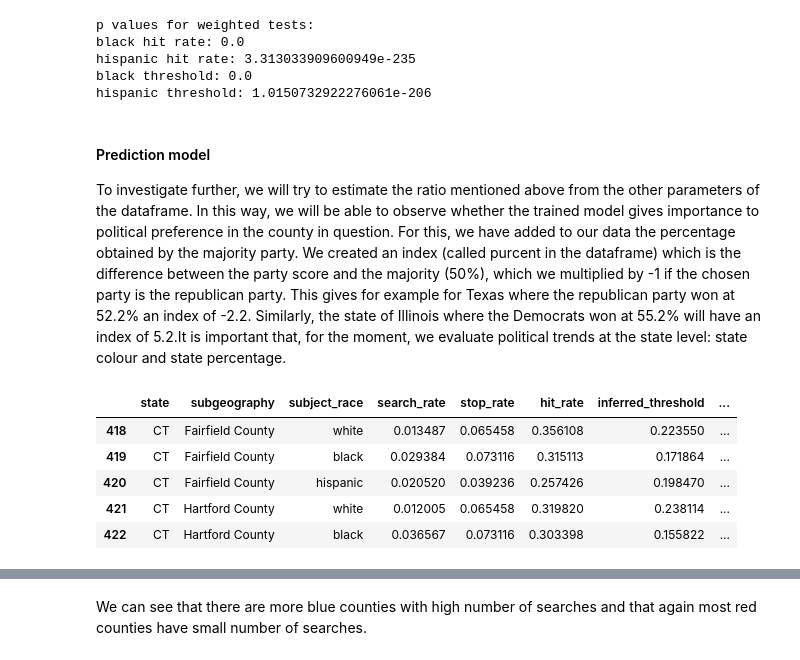
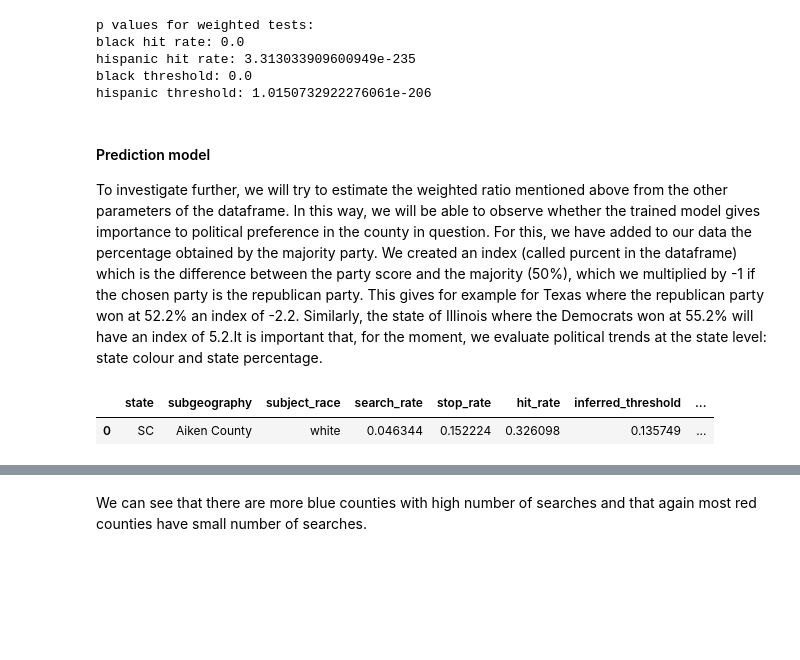
Before and after one commit to epfl-ada/ada-2020-project-milestone-p3-p3_halouma, a Jupyter notebook: extension.ipynb, the cells around one changed output, grey strips where cells are left out. Cells and saved outputs as stored; diff of their text form; code cells hidden in the pictures; blank space fills up the shorter version.

```diff
--- a/extension.ipynb
+++ b/extension.ipynb
@@ -531,36 +494,40 @@ black threshold: 0.0
 hispanic threshold: 1.0150732922276061e-206
 # %% [markdown]
 #### Prediction model
-To investigate further, we will try to estimate the ratio mentioned above from the other parameters of the dataframe. In this way, we will be able to observe whether the trained model gives importance to political preference in the county in question. For this, we have added to our data the percentage obtained by the majority party. We created an index (called purcent in the dataframe) which is the difference between the party score and the majority (50%), which we multiplied by -1 if the chosen party is the republican party. This gives for example for Texas where the republican party won at 52.2% an index of -2.2. Similarly, the state of Illinois where the Democrats won at 55.2% will have an index of 5.2.It is important that, for the moment, we evaluate political trends at the state level: state colour and state percentage.
+To investigate further, we will try to estimate the weighted ratio mentioned above from the other parameters of the dataframe. In this way, we will be able to observe whether the trained model gives importance to political preference in the county in question. For this, we have added to our data the percentage obtained by the majority party. We created an index (called purcent in the dataframe) which is the difference between the party score and the majority (50%), which we multiplied by -1 if the chosen party is the republican party. This gives for example for Texas where the republican party won at 52.2% an index of -2.2. Similarly, the state of Illinois where the Democrats won at 55.2% will have an index of 5.2.It is important that, for the moment, we evaluate political trends at the state level: state colour and state percentage.
 # %%
 # Adding the scores for each state:
 illinois = 5.2
 ct = 4.6
 ri = 4.4
 sc = -4.9
 texas = -2.2
 results = [illinois, ct, ri, sc, texas]
 
 def what_percent (name, results):
     [illinois, ct, ri, sc, texas] =  results
     if (name == 'IL'):
         return illinois
     if (name == 'CT'):
         return ct
     if (name == 'RI'):
         return ri
     if (name == 'SC'):
         return sc
     if (name == 'TX'):
         return texas
     else:
         return 0.0
 
 
 def find_state_percent(df, results):
     purcentage = []
     for state in df['state']:
         purcentage.append(what_percent(state, results))
     return purcentage
 
-df['state_percent'] = find_state_percent(df, results)
+df_model['state_percent'] = find_state_percent(df_model, results)
+df_model.head(1)
+# %% [output]
+|  | state | subgeography | subject_race | search_rate | stop_rate | hit_rate | inferred_threshold | ... |
+| 0 | SC | Aiken County | white | 0.046344 | 0.152224 | 0.326098 | 0.135749 | ... |
@@ -569,9 +533,0 @@ df['state_percent'] = find_state_percent(df, results)
-# %%
-df.head()
-# %% [output]
-|  | state | subgeography | subject_race | search_rate | stop_rate | hit_rate | inferred_threshold | ... |
-| 418 | CT | Fairfield County | white | 0.013487 | 0.065458 | 0.356108 | 0.223550 | ... |
-| 419 | CT | Fairfield County | black | 0.029384 | 0.073116 | 0.315113 | 0.171864 | ... |
-| 420 | CT | Fairfield County | hispanic | 0.020520 | 0.039236 | 0.257426 | 0.198470 | ... |
-| 421 | CT | Hartford County | white | 0.012005 | 0.065458 | 0.319820 | 0.238114 | ... |
-| 422 | CT | Hartford County | black | 0.036567 | 0.073116 | 0.303398 | 0.155822 | ... |
```
Also changed, not shown: parts of 68 cells of this notebook.
